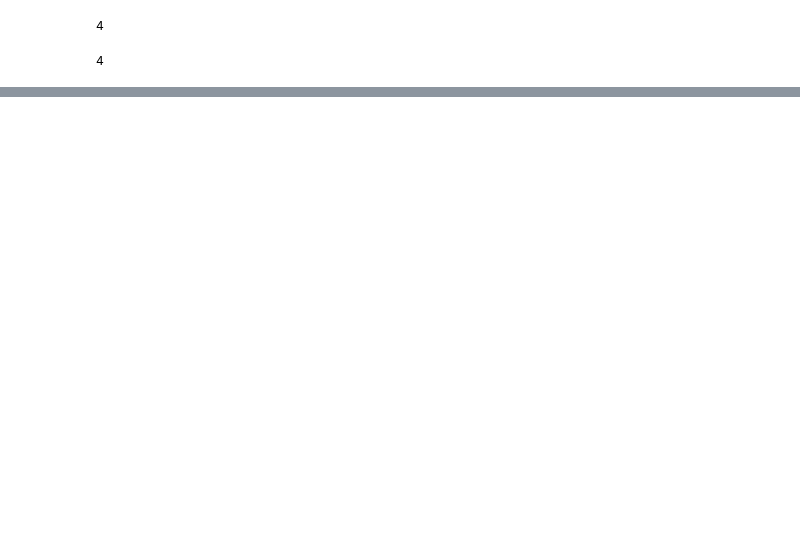
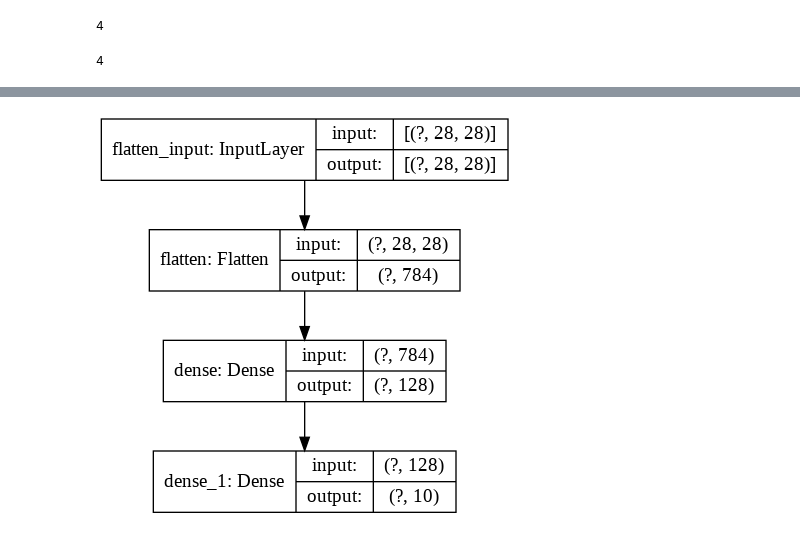
Before and after one commit to shuvo1165/Machine-Learning, a Jupyter notebook: Fashion_MNIST.ipynb, the cells around one changed output, grey strips where cells are left out. Saved outputs shown, nothing was run; the diff lists cells and outputs as text; code cells hidden in the pictures; blank space fills up the shorter version.

```diff
--- a/Fashion_MNIST.ipynb
+++ b/Fashion_MNIST.ipynb
@@ -246,0 +256,4 @@ plt.show()
+# %%
+keras.utils.plot_model(model, "mnsit_model.png", show_shapes=True)
+# %% [output]
+[figure, added]
```
Also changed, not shown: parts of 7 cells of this notebook.
